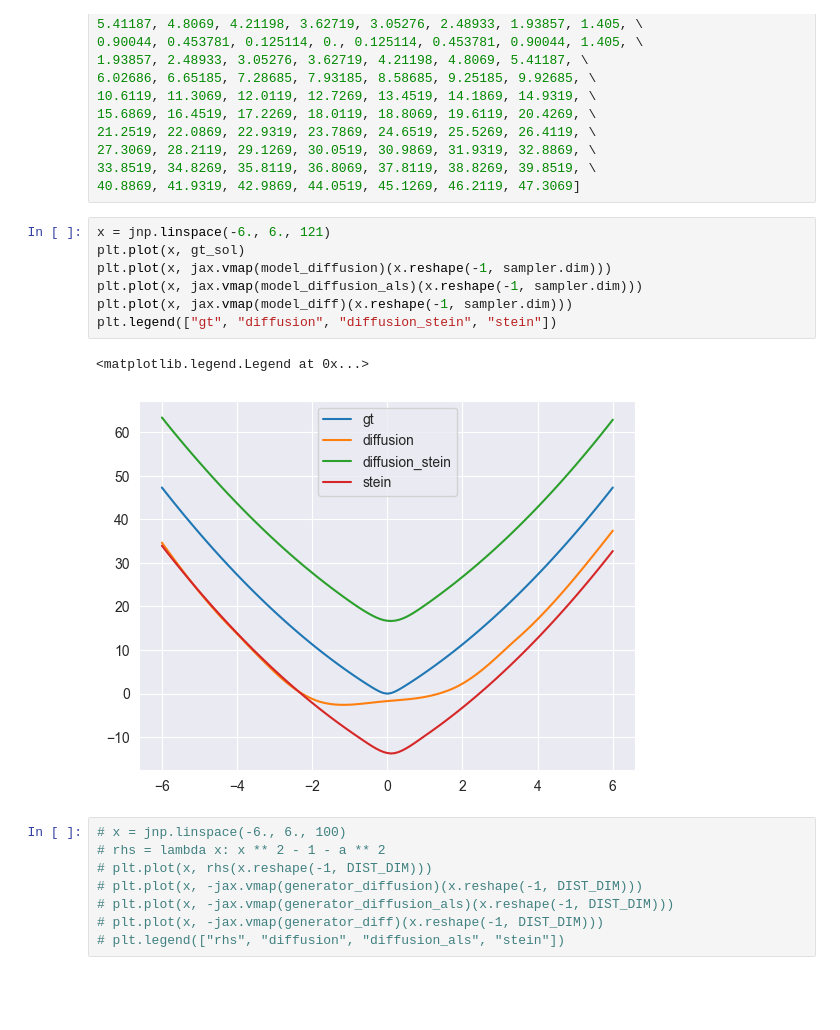
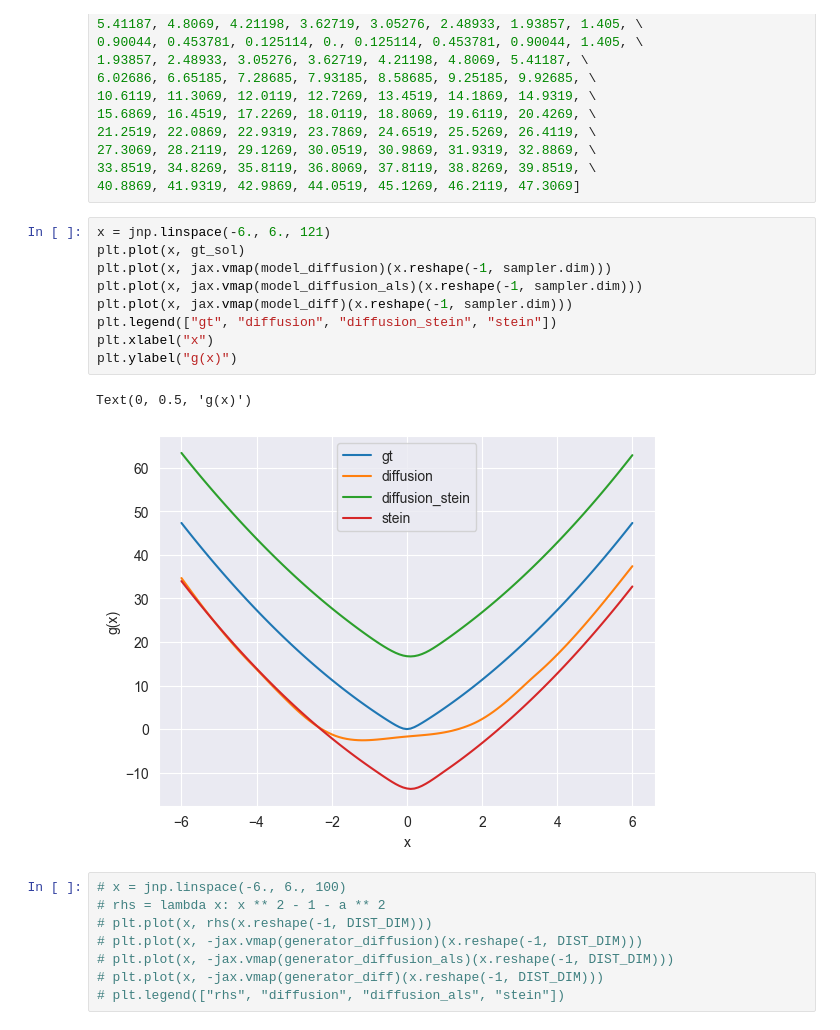
Before and after one commit to kkorolev1/mcmc-control-variates, a Jupyter notebook: diffcv.ipynb, the cells around one changed output. Saved outputs shown, nothing was run; the diff lists cells and outputs as text; blank space fills up the shorter version.

```diff
--- a/diffcv.ipynb
+++ b/diffcv.ipynb
@@ -483,13 +484,15 @@ gt_sol = [47.3069, 46.2119, 45.1269, 44.0519, 42.9869, 41.9319, 40.8869, \
 # %%
 x = jnp.linspace(-6., 6., 121)
 plt.plot(x, gt_sol)
 plt.plot(x, jax.vmap(model_diffusion)(x.reshape(-1, sampler.dim)))
 plt.plot(x, jax.vmap(model_diffusion_als)(x.reshape(-1, sampler.dim)))
 plt.plot(x, jax.vmap(model_diff)(x.reshape(-1, sampler.dim)))
 plt.legend(["gt", "diffusion", "diffusion_stein", "stein"])
+plt.xlabel("x")
+plt.ylabel("g(x)")
 # %% [output]
-<matplotlib.legend.Legend at 0x...>
+Text(0, 0.5, 'g(x)')
-[figure, old version]
+[figure, new version]
 # %%
 # x = jnp.linspace(-6., 6., 100)
 # rhs = lambda x: x ** 2 - 1 - a ** 2
```
Also changed, not shown: parts of 2 cells of this notebook.
